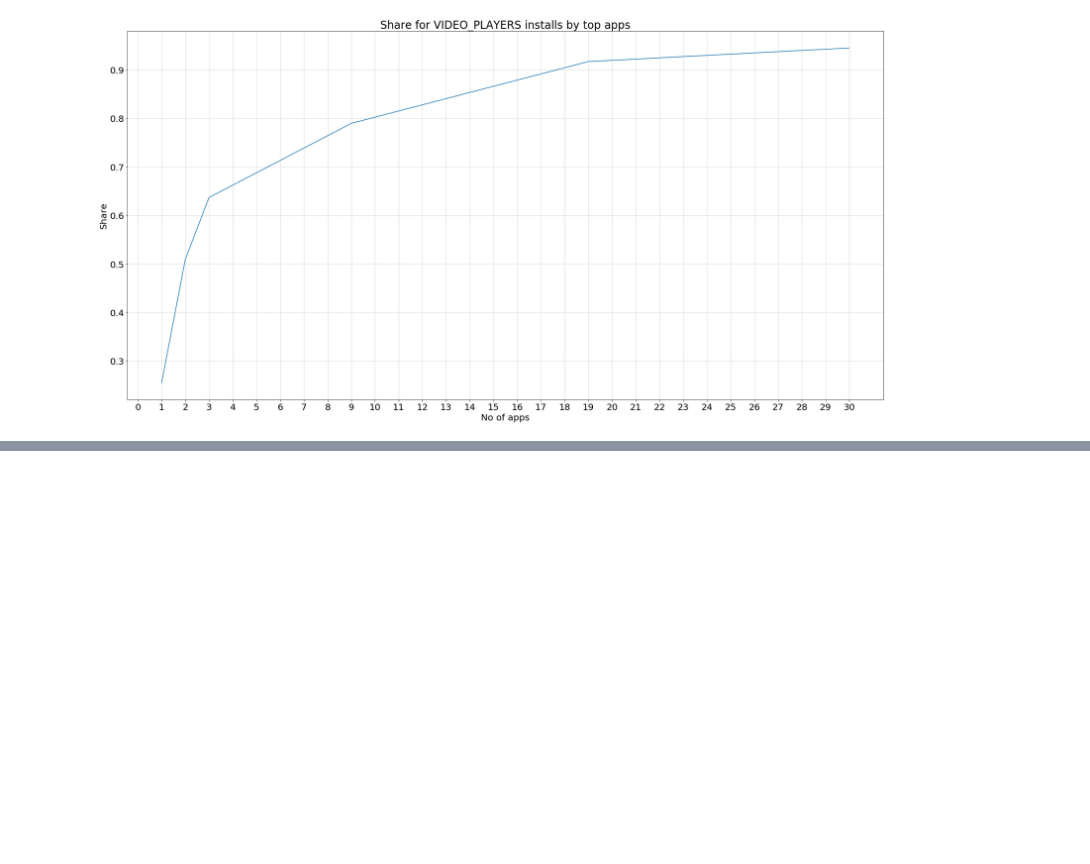
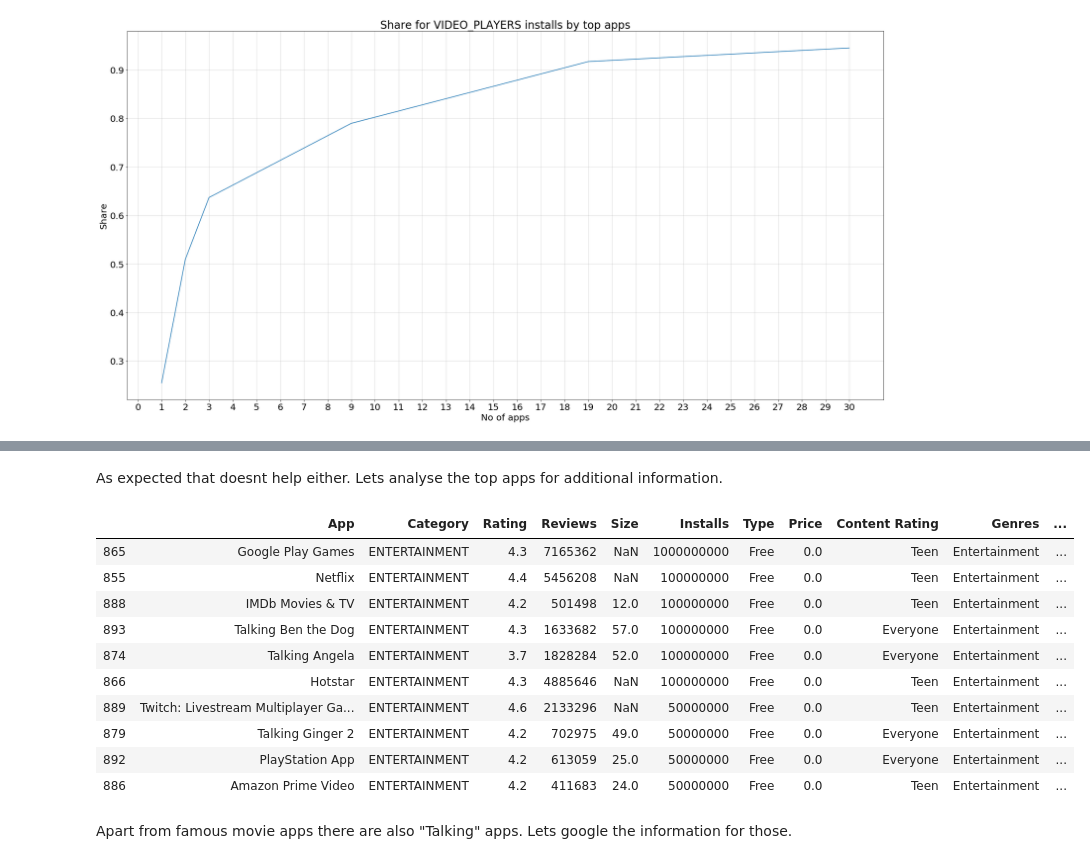
Before and after one commit to ralfneureither/Market_Analsis_find_a_suitable_app_category, a Jupyter notebook: App Analysis.ipynb, the cells around one changed output, grey strips where cells are left out. Saved outputs shown, nothing was run; the diff lists cells and outputs as text; code cells hidden in the pictures; blank space fills up the shorter version.

```diff
--- a/App Analysis.ipynb
+++ b/App Analysis.ipynb
@@ -719,0 +815,18 @@ android[android["Category"]=="VIDEO_PLAYERS"].sort_values(by="Installs",ascendin
+# %% [markdown]
+As expected that doesnt help either. Lets analyse the top apps for additional information.
+# %%
+entertainment_cat.sort_values("Installs",ascending=False).head(10)
+# %% [output]
+|  | App | Category | Rating | Reviews | Size | Installs | Type | Price | Content Rating | Genres | ... |
+| 865 | Google Play Games | ENTERTAINMENT | 4.3 | 7165362 | NaN | 1000000000 | Free | 0.0 | Teen | Entertainment | ... |
+| 855 | Netflix | ENTERTAINMENT | 4.4 | 5456208 | NaN | 100000000 | Free | 0.0 | Teen | Entertainment | ... |
+| 888 | IMDb Movies & TV | ENTERTAINMENT | 4.2 | 501498 | 12.0 | 100000000 | Free | 0.0 | Teen | Entertainment | ... |
+| 893 | Talking Ben the Dog | ENTERTAINMENT | 4.3 | 1633682 | 57.0 | 100000000 | Free | 0.0 | Everyone | Entertainment | ... |
+| 874 | Talking Angela | ENTERTAINMENT | 3.7 | 1828284 | 52.0 | 100000000 | Free | 0.0 | Everyone | Entertainment | ... |
+| 866 | Hotstar | ENTERTAINMENT | 4.3 | 4885646 | NaN | 100000000 | Free | 0.0 | Teen | Entertainment | ... |
+| 889 | Twitch: Livestream Multiplayer Ga... | ENTERTAINMENT | 4.6 | 2133296 | NaN | 50000000 | Free | 0.0 | Teen | Entertainment | ... |
+| 879 | Talking Ginger 2 | ENTERTAINMENT | 4.2 | 702975 | 49.0 | 50000000 | Free | 0.0 | Everyone | Entertainment | ... |
+| 892 | PlayStation App | ENTERTAINMENT | 4.2 | 613059 | 25.0 | 50000000 | Free | 0.0 | Everyone | Entertainment | ... |
+| 886 | Amazon Prime Video | ENTERTAINMENT | 4.2 | 411683 | 24.0 | 50000000 | Free | 0.0 | Teen | Entertainment | ... |
+# %% [markdown]
+Apart from famous movie apps there are also "Talking" apps. Lets google the information for those.
```
Also changed, not shown: parts of 38 cells of this notebook.
